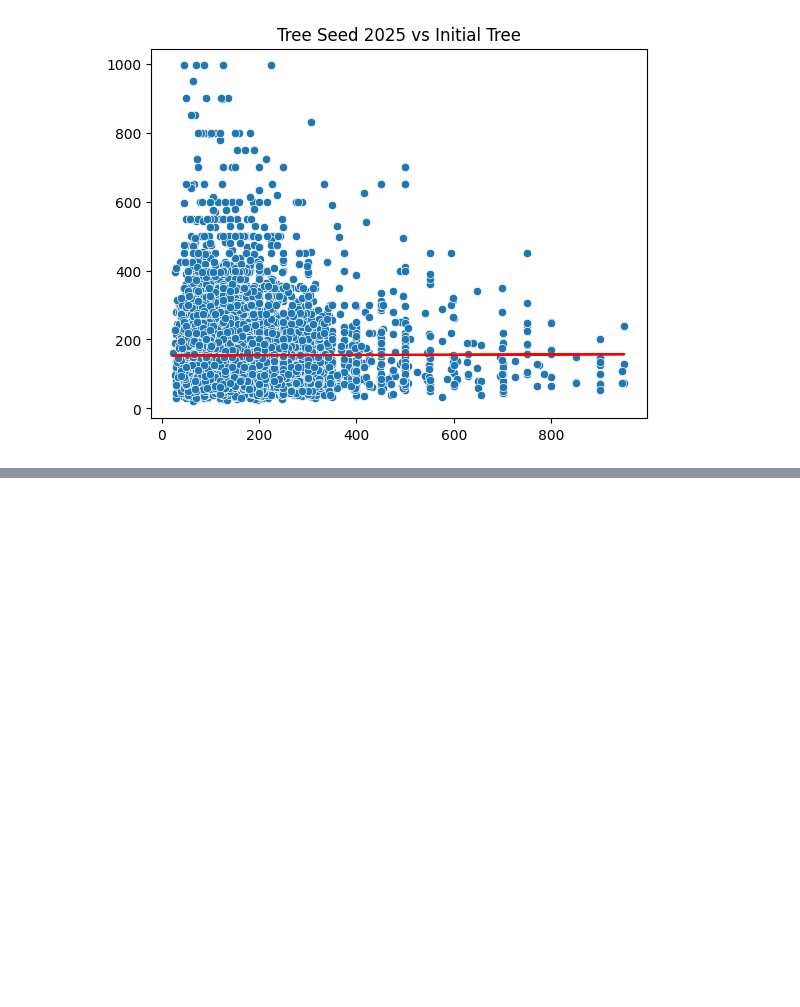
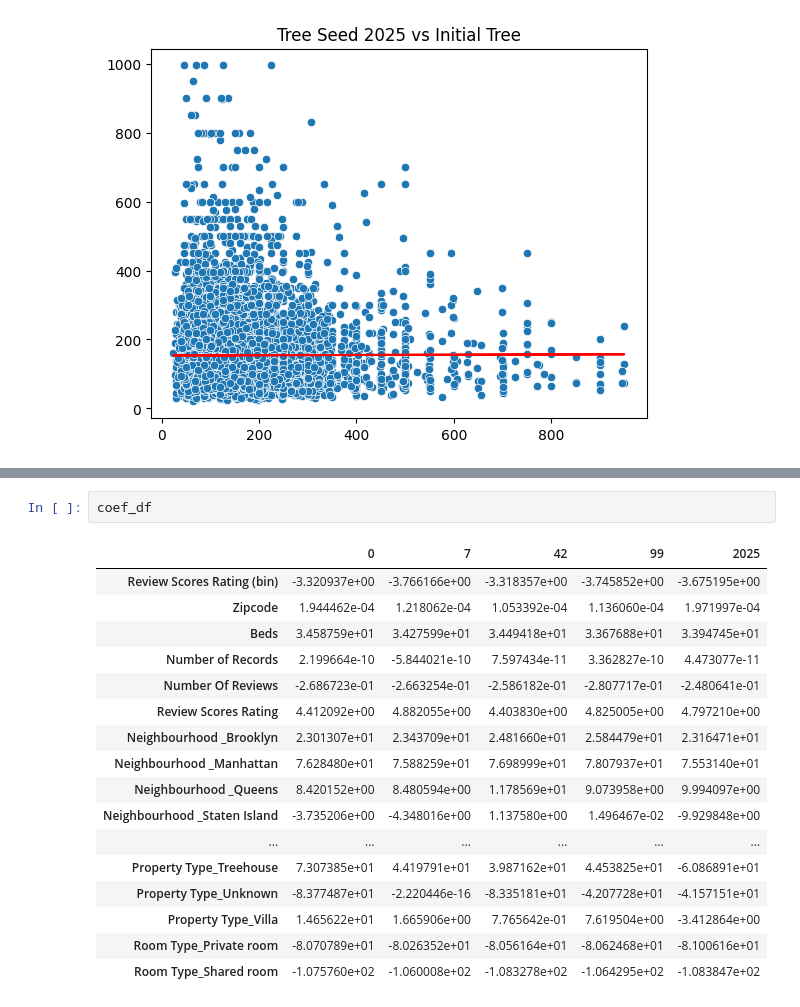
Before and after one commit to emilyzyzhou/lab_tree_stability, a Jupyter notebook: lab_notebook.ipynb, the cells around one changed output, grey strips where cells are left out. Drawn from its saved outputs; the diff is of its cells as text; blank space fills up the shorter version.

```diff
--- a/lab_notebook.ipynb
+++ b/lab_notebook.ipynb
@@ -344,0 +348,20 @@ R^2: 1.3657267967204234e-05
+# %%
+coef_df
+# %% [output]
+|  | 0 | 7 | 42 | 99 | 2025 |
+| Review Scores Rating (bin) | -3.320937e+00 | -3.766166e+00 | -3.318357e+00 | -3.745852e+00 | -3.675195e+00 |
+| Zipcode | 1.944462e-04 | 1.218062e-04 | 1.053392e-04 | 1.136060e-04 | 1.971997e-04 |
+| Beds | 3.458759e+01 | 3.427599e+01 | 3.449418e+01 | 3.367688e+01 | 3.394745e+01 |
+| Number of Records | 2.199664e-10 | -5.844021e-10 | 7.597434e-11 | 3.362827e-10 | 4.473077e-11 |
+| Number Of Reviews | -2.686723e-01 | -2.663254e-01 | -2.586182e-01 | -2.807717e-01 | -2.480641e-01 |
+| Review Scores Rating | 4.412092e+00 | 4.882055e+00 | 4.403830e+00 | 4.825005e+00 | 4.797210e+00 |
+| Neighbourhood _Brooklyn | 2.301307e+01 | 2.343709e+01 | 2.481660e+01 | 2.584479e+01 | 2.316471e+01 |
+| Neighbourhood _Manhattan | 7.628480e+01 | 7.588259e+01 | 7.698999e+01 | 7.807937e+01 | 7.553140e+01 |
+| Neighbourhood _Queens | 8.420152e+00 | 8.480594e+00 | 1.178569e+01 | 9.073958e+00 | 9.994097e+00 |
+| Neighbourhood _Staten Island | -3.735206e+00 | -4.348016e+00 | 1.137580e+00 | 1.496467e-02 | -9.929848e+00 |
+| ... | ... | ... | ... | ... | ... |
+| Property Type_Treehouse | 7.307385e+01 | 4.419791e+01 | 3.987162e+01 | 4.453825e+01 | -6.086891e+01 |
+| Property Type_Unknown | -8.377487e+01 | -2.220446e-16 | -8.335181e+01 | -4.207728e+01 | -4.157151e+01 |
+| Property Type_Villa | 1.465622e+01 | 1.665906e+00 | 7.765642e-01 | 7.619504e+00 | -3.412864e+00 |
+| Room Type_Private room | -8.070789e+01 | -8.026352e+01 | -8.056164e+01 | -8.062468e+01 | -8.100616e+01 |
+| Room Type_Shared room | -1.075760e+02 | -1.060008e+02 | -1.083278e+02 | -1.064295e+02 | -1.083847e+02 |
```
Also changed, not shown: parts of 7 cells of this notebook.
